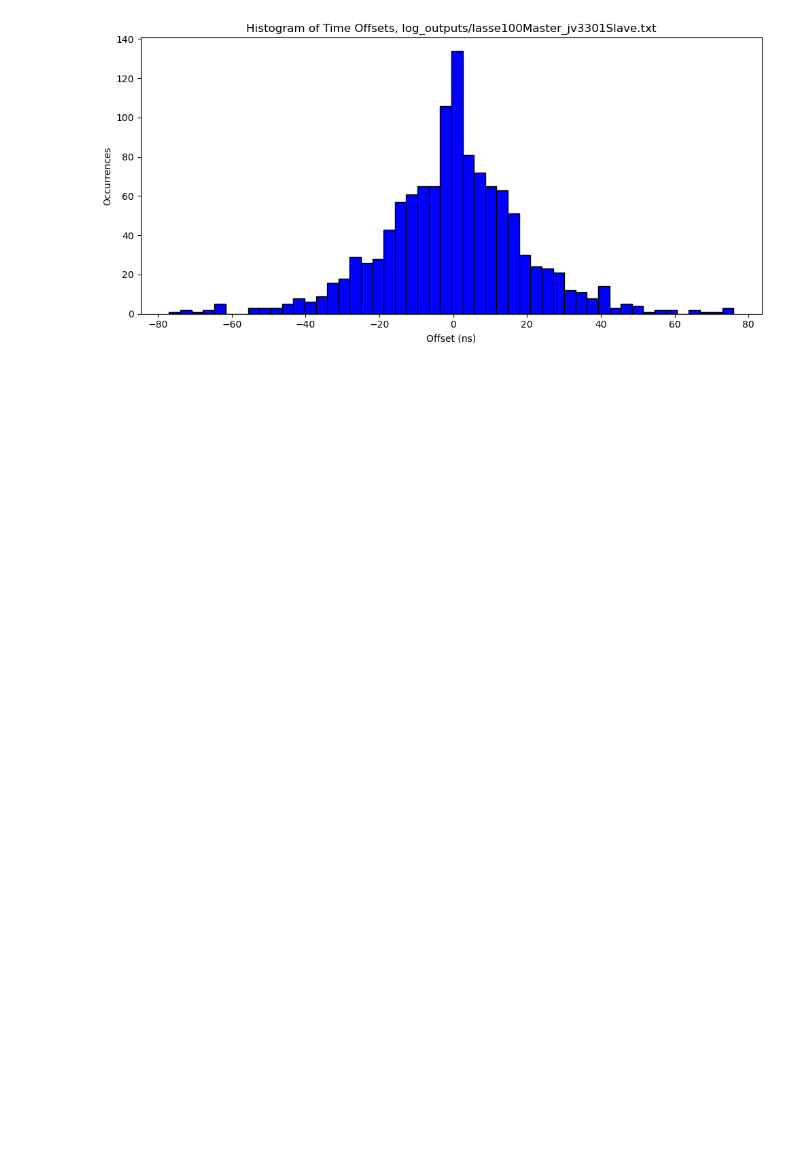
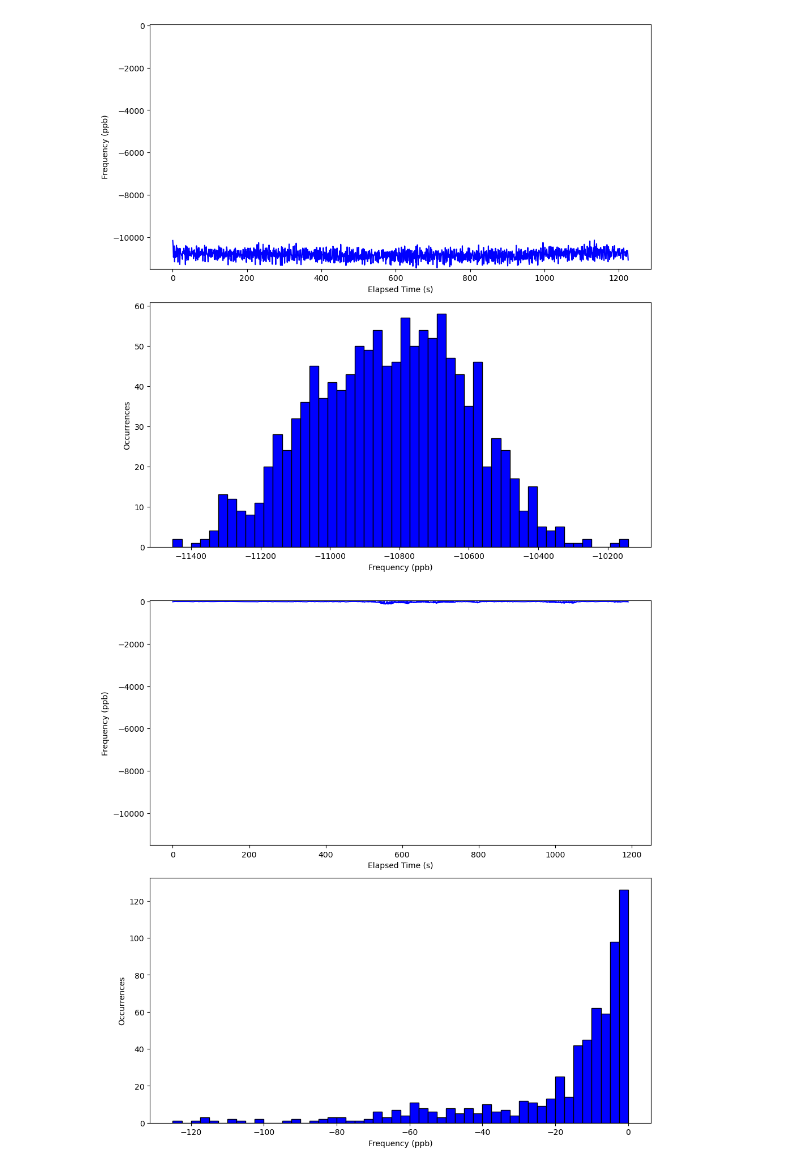
Before and after one commit to jvictorferreira3301/LinuxPTP_Analyzer, a Jupyter notebook: analyzer.ipynb, the cells around one changed output. Drawn from its saved outputs; the diff is of its cells as text; code cells hidden in the pictures; blank space fills up the shorter version.

```diff
--- a/analyzer.ipynb
+++ b/analyzer.ipynb
@@ -53,41 +76,68 @@ plt.show()
 # %%
 # Lista todos os arquivos .txt no diretório log_outputs
 log_files = glob.glob('log_outputs/*.txt')
 
 def process_log_file(log_file):
     """Processa um arquivo de log e retorna um DataFrame."""
     with open(log_file, 'r') as file:
         log_data = file.read()
 
-    # Extrai os dados de offset usando expressão regular
-    offset_data = re.findall(r'ptp4l\[(\d+\.\d+)\]: master offset\s+(-?\d+)', log_data)
+    # Extrai os dados de frequência usando expressão regular
+    freq_data = re.findall(r'ptp4l\[(\d+\.\d+)\]: master offset\s+-?\d+ s2 freq\s+(-?\d+)', log_data)
 
     # Cria um DataFrame com as colunas apropriadas
-    df = pd.DataFrame(offset_data, columns=['elapsed_time', 'offset'])
+    df = pd.DataFrame(freq_data, columns=['elapsed_time', 'frequency'])
 
     # Converte as colunas para valores numéricos
     df['elapsed_time'] = pd.to_numeric(df['elapsed_time'])
-    df['offset'] = pd.to_numeric(df['offset'])
+    df['frequency'] = pd.to_numeric(df['frequency'])
+
+    # Calcula a diferença de tempo entre amostras consecutivas e ajusta a coluna 'seconds'
+    df['time_difference'] = df['elapsed_time'].diff()
+    df['seconds'] = df['elapsed_time'] - df['elapsed_time'].iloc[0]
 
     return df
 
-# Cria uma figura para os histogramas
-fig, axs = plt.subplots(nrows=len(log_files), ncols=1, figsize=(10, 5 * len(log_files)))
+# Determina os limites globais para as frequências
+global_min_freq = float('inf')
+global_max_freq = float('-inf')
 
-# Ajusta axs para ser sempre uma lista
-axs = axs.flatten() if len(log_files) > 1 else [axs]
+for log_file in log_files:
+    df = process_log_file(log_file)
+    min_freq = df['frequency'].min()
+    max_freq = df['frequency'].max()
+    if min_freq < global_min_freq:
+        global_min_freq = min_freq
+    if max_freq > global_max_freq:
+        global_max_freq = max_freq
+
+# Ajusta para ter um pouco de espaço extra
+global_min_freq -= 50
+global_max_freq += 50
 
 for i, log_file in enumerate(log_files):
     df = process_log_file(log_file)
 
-    # Gera o histograma para os offsets
-    axs[i].hist(df['offset'], bins=50, color='blue', edgecolor='black')
+    # Cria uma figura com subplots um abaixo do outro para o arquivo de log atual
+    fig, axs = plt.subplots(nrows=2, ncols=1, figsize=(10, 10))
 
-    axs[i].set(xlabel='Offset (ns)', ylabel='Occurrences',
-               title=f'Histogram of Time Offsets, {log_files[i]}')
+    # Gráfico de linha para frequência ao longo do tempo
+    axs[0].plot(df['seconds'], df['frequency'], color='blue')
+    axs[0].set(xlabel='Elapsed Time (s)', ylabel='Frequency (ppb)')
+    axs[0].set_ylim([global_min_freq, global_max_freq])  # Aplica os limites globais apenas aqui
 
-plt.tight_layout()
-plt.savefig('results_plots/Offset_Histogram.png', format='png', bbox_inches='tight')
-plt.show()
+    # Histograma para as frequências
+    axs[1].hist(df['frequency'], bins=50, edgecolor='black', color='blue')
+    axs[1].set(xlabel='Frequency (ppb)', ylabel='Occurrences')
+
+    plt.tight_layout()
+
+    # Gera um nome de arquivo baseado no nome do arquivo de log
+    base_name = os.path.basename(log_file)
+    plot_file_name = f'results_plots/{base_name}_freq_results.png'
+
+    plt.savefig(plot_file_name, format='png', bbox_inches='tight')
+    plt.show()
 # %% [output]
-[figure, old version]
+[figure, new version]
+[figure, added]
```
Also changed, not shown: parts of 4 cells of this notebook, 17 other files.
